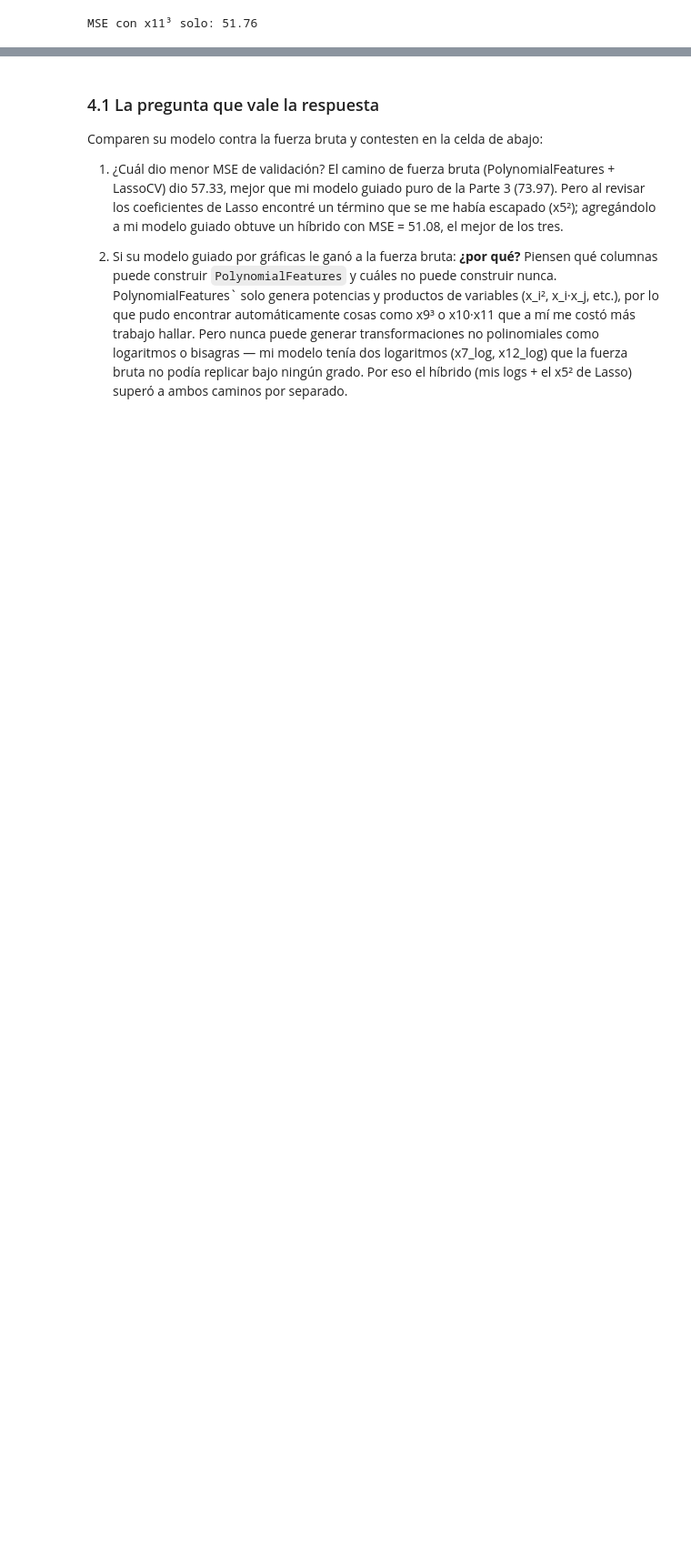
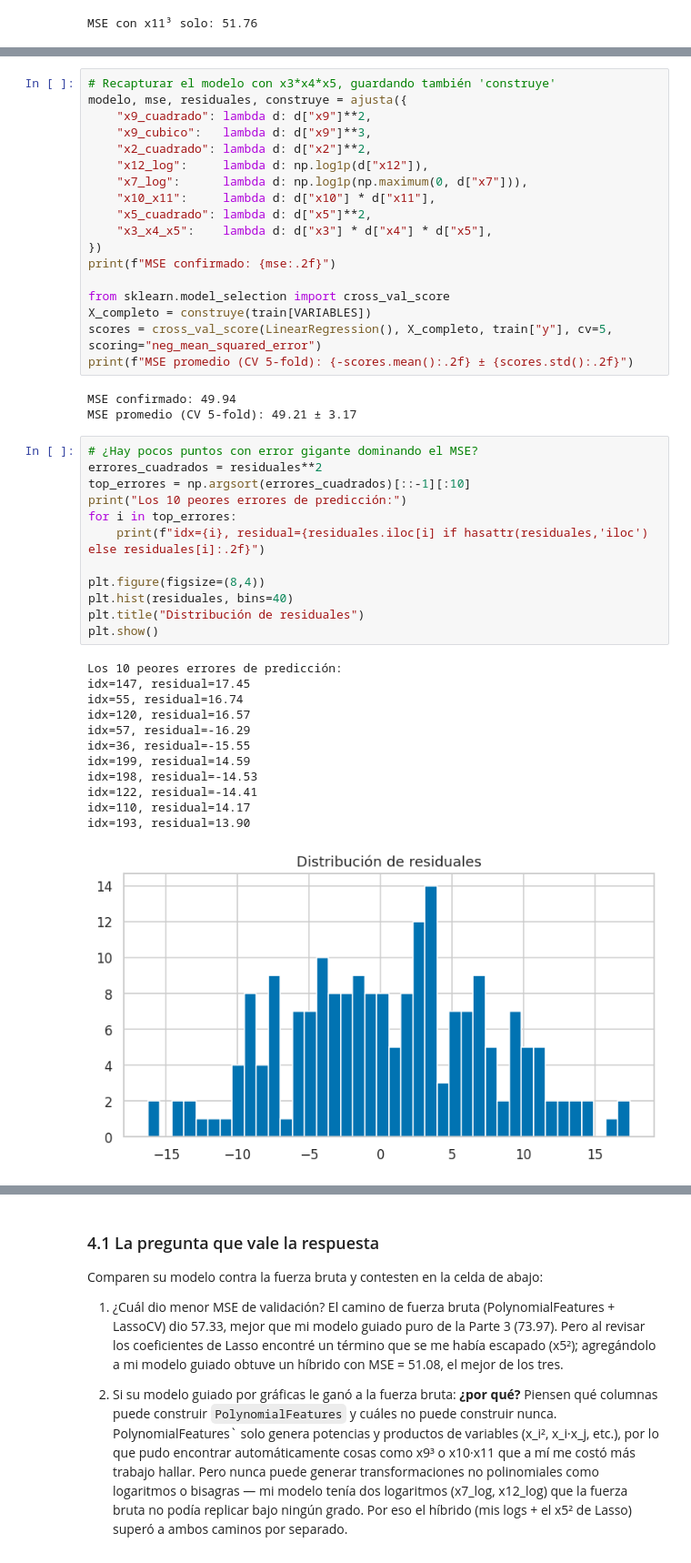
Before and after one commit to reginacabralc/mineria_datos, a Jupyter notebook: tareas/tarea_01_aproximacion_funcion.ipynb, the cells around one changed output, grey strips where cells are left out. Shown at 91% size. Saved outputs shown, nothing was run; the diff lists cells and outputs as text; blank space fills up the shorter version.

```diff
--- a/tareas/tarea_01_aproximacion_funcion.ipynb
+++ b/tareas/tarea_01_aproximacion_funcion.ipynb
@@ -708,0 +734,46 @@ MSE con x11³ solo: 51.76
+# %%
+# Recapturar el modelo con x3*x4*x5, guardando también 'construye'
+modelo, mse, residuales, construye = ajusta({
+    "x9_cuadrado": lambda d: d["x9"]**2,
+    "x9_cubico":   lambda d: d["x9"]**3,
+    "x2_cuadrado": lambda d: d["x2"]**2,
+    "x12_log":     lambda d: np.log1p(d["x12"]),
+    "x7_log":      lambda d: np.log1p(np.maximum(0, d["x7"])),
+    "x10_x11":     lambda d: d["x10"] * d["x11"],
+    "x5_cuadrado": lambda d: d["x5"]**2,
+    "x3_x4_x5":    lambda d: d["x3"] * d["x4"] * d["x5"],
+})
+print(f"MSE confirmado: {mse:.2f}")
+
+from sklearn.model_selection import cross_val_score
+X_completo = construye(train[VARIABLES])
+scores = cross_val_score(LinearRegression(), X_completo, train["y"], cv=5, scoring="neg_mean_squared_error")
+print(f"MSE promedio (CV 5-fold): {-scores.mean():.2f} ± {scores.std():.2f}")
+# %% [output]
+MSE confirmado: 49.94
+MSE promedio (CV 5-fold): 49.21 ± 3.17
+# %%
+# ¿Hay pocos puntos con error gigante dominando el MSE?
+errores_cuadrados = residuales**2
+top_errores = np.argsort(errores_cuadrados)[::-1][:10]
+print("Los 10 peores errores de predicción:")
+for i in top_errores:
+    print(f"idx={i}, residual={residuales.iloc[i] if hasattr(residuales,'iloc') else residuales[i]:.2f}")
+
+plt.figure(figsize=(8,4))
+plt.hist(residuales, bins=40)
+plt.title("Distribución de residuales")
+plt.show()
+# %% [output]
+Los 10 peores errores de predicción:
+idx=147, residual=17.45
+idx=55, residual=16.74
+idx=120, residual=16.57
+idx=57, residual=-16.29
+idx=36, residual=-15.55
+idx=199, residual=14.59
+idx=198, residual=-14.53
+idx=122, residual=-14.41
+idx=110, residual=14.17
+idx=193, residual=13.90
+[figure, added]
```
Also changed, not shown: parts of 21 cells of this notebook.
